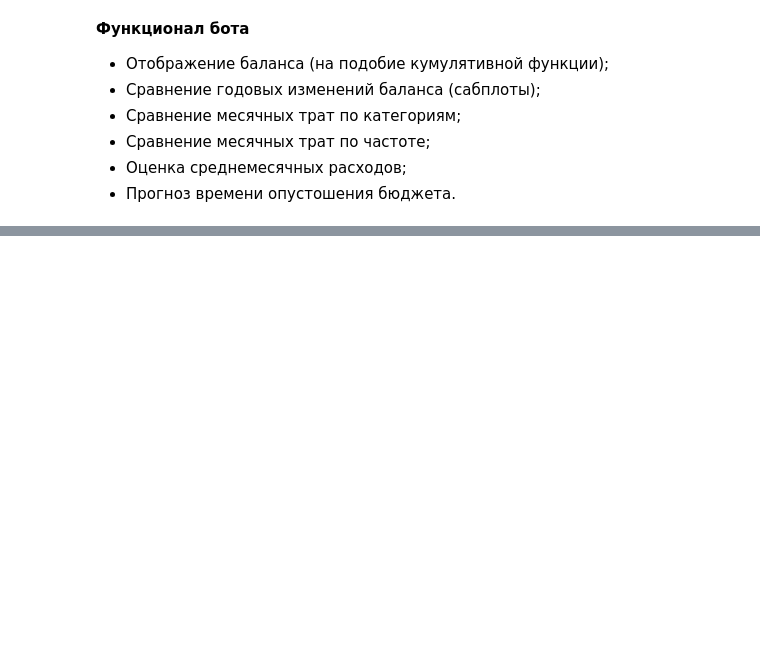
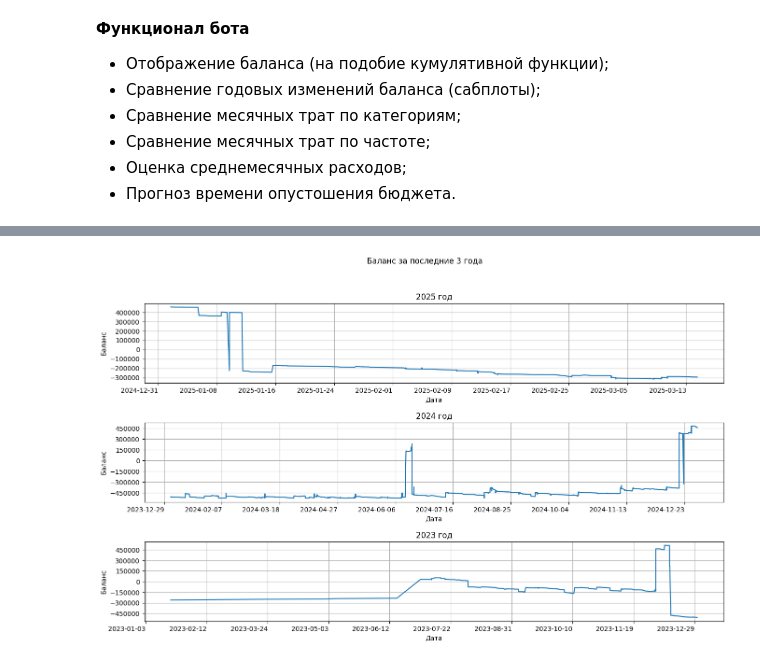
Before and after one commit to BGSs2019/fin_helper_bot, a Jupyter notebook: fin_notebook.ipynb, the cells around one changed output, grey strips where cells are left out. Cells and saved outputs as stored; diff of their text form; code cells hidden in the pictures; blank space fills up the shorter version.

```diff
--- a/fin_notebook.ipynb
+++ b/fin_notebook.ipynb
@@ -125,0 +170,31 @@ df['balance'].plot()
+# %%
+# годовые изменения баланса
+def plot_years():
+    '''Функция строит график баланса за последние 3 года'''
+    # определение последнего года в данных
+    last_year = df.index.max().year
+
+    # построение графиков баланса
+    fig, ax = plt.subplots(nrows=3, figsize=(16, 10))
+    fig.suptitle('Баланс за последние 3 года')
+    fig.subplots_adjust(hspace=0.5)
+
+    for i in range(3):
+        year = str(last_year - i)
+        df.loc[year + '-01-01':year +'-12-31', 'balance'].plot(ax=ax[i])
+
+        xticks = ticker.MaxNLocator(12)
+        yticks = ticker.MaxNLocator(10)
+        ax[i].xaxis.set_major_locator(xticks)
+        ax[i].yaxis.set_major_locator(yticks)
+
+        ax[i].grid()
+        ax[i].tick_params(labelrotation=0)
+        ax[i].set_title(year + ' год')
+        ax[i].set_xlabel('Дата')
+        ax[i].set_ylabel('Баланс')
+# %%
+# проверка функции
+plot_years()
+# %% [output]
+[figure, added]
```
Also changed, not shown: parts of 36 cells of this notebook, 2 other files.
